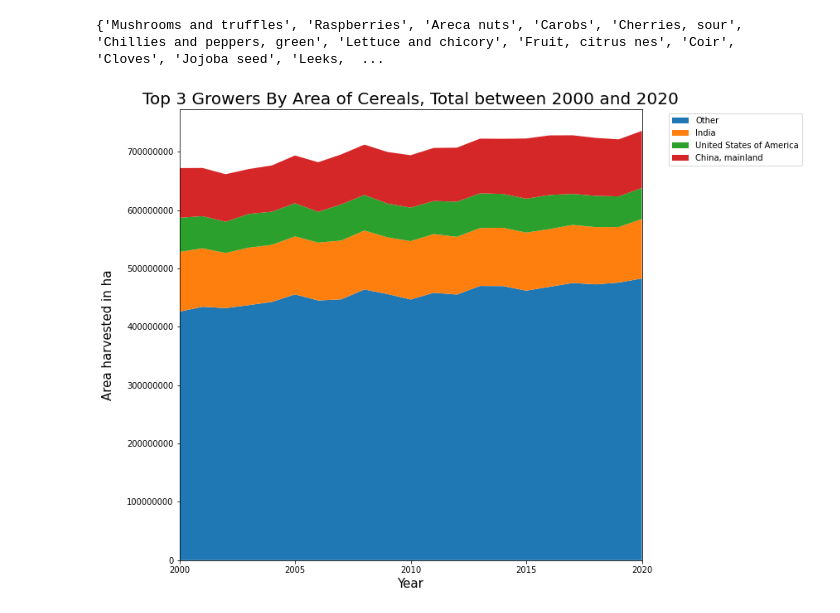
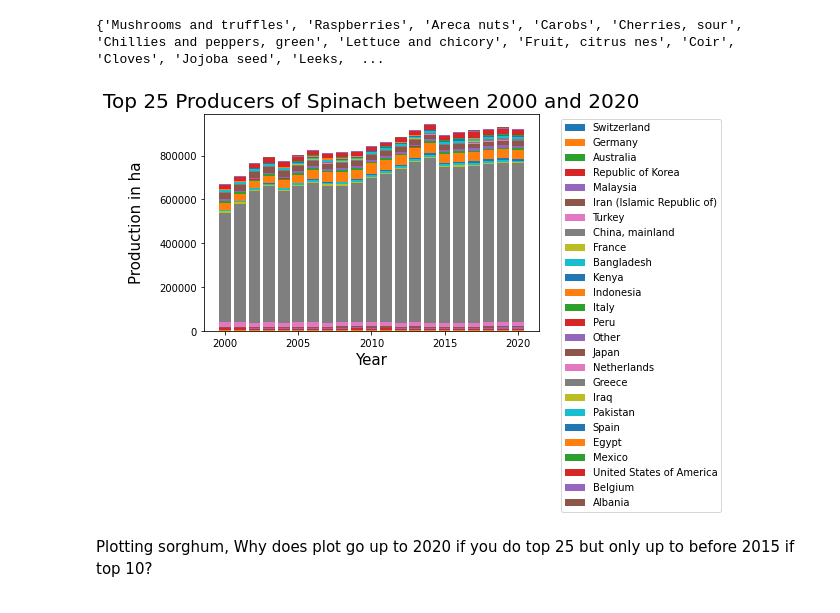
Before and after one commit to polarbearcode/DataAnalysis, a Jupyter notebook: AgricultureData/AreaHarvested.ipynb, the cells around one changed output. Drawn from its saved outputs; the diff is of its cells as text; code cells hidden in the pictures.

Commit message:
found issue with plot

```diff
--- a/AgricultureData/AreaHarvested.ipynb
+++ b/AgricultureData/AreaHarvested.ipynb
@@ -39,6 +39,8 @@ print(itemsWithArea)
 # %% [output]
 {'Mushrooms and truffles', 'Raspberries', 'Areca nuts', 'Carobs', 'Cherries, sour', 'Chillies and peppers, green', 'Lettuce and chicory', 'Fruit, citrus nes', 'Coir', 'Cloves', 'Jojoba seed', 'Leeks,  ...
 # %%
-plotProductionCrop(agData, "Area harvested", "Cereals, Total", 2000, 2020, 3, createPlotFunc=createStackPlot)
+plotProductionCrop(agData, "Area harvested", "Spinach", 2000, 2020, 25, createPlotFunc=createStackBarPlot)
 # %% [output]
-[figure, old version]
+[figure, new version]
+# %% [markdown]
+Plotting sorghum, Why does plot go up to 2020 if you do top 25 but only up to before 2015 if top 10?
```
